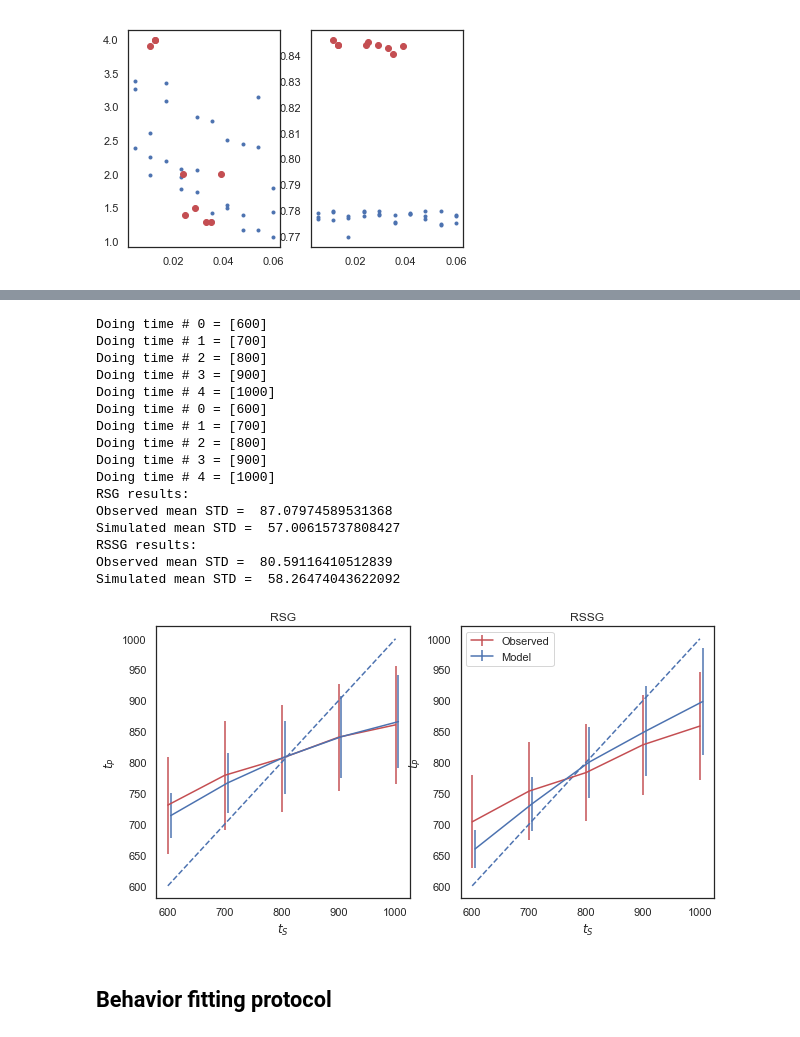
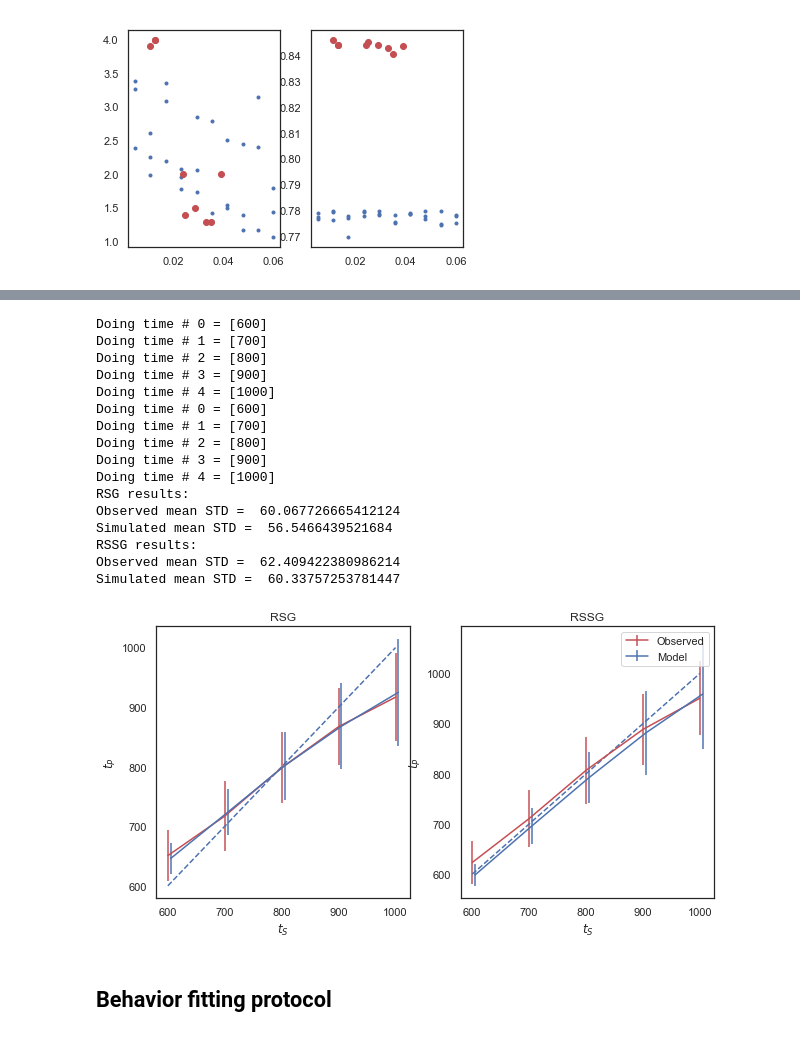
Before and after one commit to jazlab/SE_NL_MJ_2020, a Jupyter notebook: integrator_feedback_circuit.ipynb, the cells around one changed output, grey strips where cells are left out. Cells and saved outputs as stored; diff of their text form; code cells hidden in the pictures.

```diff
--- a/integrator_feedback_circuit.ipynb
+++ b/integrator_feedback_circuit.ipynb
@@ -275,14 +275,14 @@ def get_time_lst(ntrials=1000, duration=600, nstages=10, sigma=0, K=3.0, initI=0
     times = times[(times > 0) & (times != np.inf)]
     return times
 # %%
-sigma = 0.01
-K = 3.07
-I = 0.765
-duration = 800
+sigma = 0.001
+I = 0.7917359631578601
+K = 1.5348190751143918
+duration = 1000
 
 #ulst, vlst, ylst, Ilst, siglst, ylst2 = simulate_trial(nstages=3, sigma=sigma, K=K, initI=0.766)
 np.random.seed(2018)
-ulst, vlst, ylst, Ilst, siglst, ylst2 = simulate_trial(ntrials=300, nstages=4, duration=duration, sigma=sigma,
+ulst, vlst, ylst, Ilst, siglst, ylst2 = simulate_trial(ntrials=300, nstages=3, duration=duration, sigma=sigma,
                                                        K=K, initI=I)
 plot_simulation_parallel(ulst, vlst, ylst, Ilst, siglst, PARAMS_DICT)
 
@@ -523,0 +600,11 @@ Instead of sampling from a grid of $(I, K)$, here we do a random sampling of $(I
+# %%
+sigma_lst = np.linspace(0.001, 0.04, 6)
+
+Iresults = []
+Kresults = []
+
+for i in [3]:
+    print('### Number of iterations = ', i)
+    a, b = sampling_IK_optimization(sigma_lst, i, nsamples=100, maxiter=10)
+    Iresults.append(a)
+    Kresults.append(b)
@@ -529,14 +738,10 @@ import time
 # Initiate the trial with a fixed current, trial duration is randomized in [600, 1000]
 durations = np.linspace(600, 1000, 5)
 
-prod_time_lst = []
-prod_var_lst = []
-
-sigma_lst = np.linspace(0.005, 0.06, 10)
+sigma_lst = np.linspace(0.005, 0.04, 10)
 
 nsamples = 100
-nstages = 8
-MSELST = []
+nstages = 10
 
 maxiter = 3
 ILST = np.zeros((len(sigma_lst), maxiter))
@@ -555,8 +760,8 @@ for id_s, sigma in enumerate(sigma_lst):
     for niter in range(maxiter):
         print('    Running iteration #', niter)
         # For each iteration, re-pick list of I and K
-        Klst = np.random.uniform(low=1, high=3.5, size=nsamples)
-        initIlst = np.random.uniform(low=0.75, high=0.78, size=nsamples)
+        Klst = np.random.uniform(low=1, high=6, size=nsamples)
+        initIlst = np.random.uniform(low=0.77, high=0.79, size=nsamples)
 
         mse_lst = np.zeros(nsamples)
         for i in range(nsamples):
@@ -678,10 +897,11 @@ def find_min_IK(mat, Ivals, Kvals):
 # %%
 # Load data for subject GB (RSG/RSSG, Seth provided)
-subject_file = 'CV_EKF_ObsAct0_20171105.mat'
+subject_file = all_subject_files[0]#'SWE_EKF_ObsAct0_20171105.mat'
 
-sigma_val = 0.01
-I_val = 0.778
-K_val = 3.09
+sigma_val = 0.00782828
+I_val = 0.77830044
+K_val = 6
+
 
 subject_data = scipy.io.loadmat(subject_file)
 B = subject_data['B']
@@ -749,38 +969,38 @@ plt.errorbar(tss, mtp_in[:,1], stdtp_in[:,1], color='r', label='Observed')
 #plt.errorbar(tss, mtp_in[:,1], stdtp_in[:,1], color='g')
 
 # Plot the result, error bars represent standard deviation
 plt.plot(durations, durations, '--')
 plt.errorbar(durations + 5, np.array(prod_time_lst2) * 10, np.array(prod_var_lst2) * 10, color='b', label='Model')
 plt.xlabel('$t_S$')
 plt.ylabel('$t_P$')
 plt.title('RSSG')
 plt.legend()
 
 print('RSG results:')
 print('Observed mean STD = ', np.mean(stdtp_in[:,0]))
 print('Simulated mean STD = ', np.mean(np.mean(prod_var_lst)* 10))
 
 print('RSSG results:')
 print('Observed mean STD = ', np.mean(stdtp_in[:,1]))
 print('Simulated mean STD = ', np.mean(np.mean(prod_var_lst2)* 10))
 # %% [output]
 Doing time # 0 = [600]
 Doing time # 1 = [700]
 Doing time # 2 = [800]
 Doing time # 3 = [900]
 Doing time # 4 = [1000]
 Doing time # 0 = [600]
 Doing time # 1 = [700]
 Doing time # 2 = [800]
 Doing time # 3 = [900]
 Doing time # 4 = [1000]
 RSG results:
-Observed mean STD =  87.07974589531368
-Simulated mean STD =  57.00615737808427
+Observed mean STD =  60.067726665412124
+Simulated mean STD =  56.5466439521684
 RSSG results:
-Observed mean STD =  80.59116410512839
-Simulated mean STD =  58.26474043622092
+Observed mean STD =  62.409422380986214
+Simulated mean STD =  60.33757253781447
-[figure, old version]
+[figure, new version]
 # %% [markdown]
 ## Behavior fitting protocol
 # %% [markdown]
```
Also changed, not shown: parts of 44 cells of this notebook.
